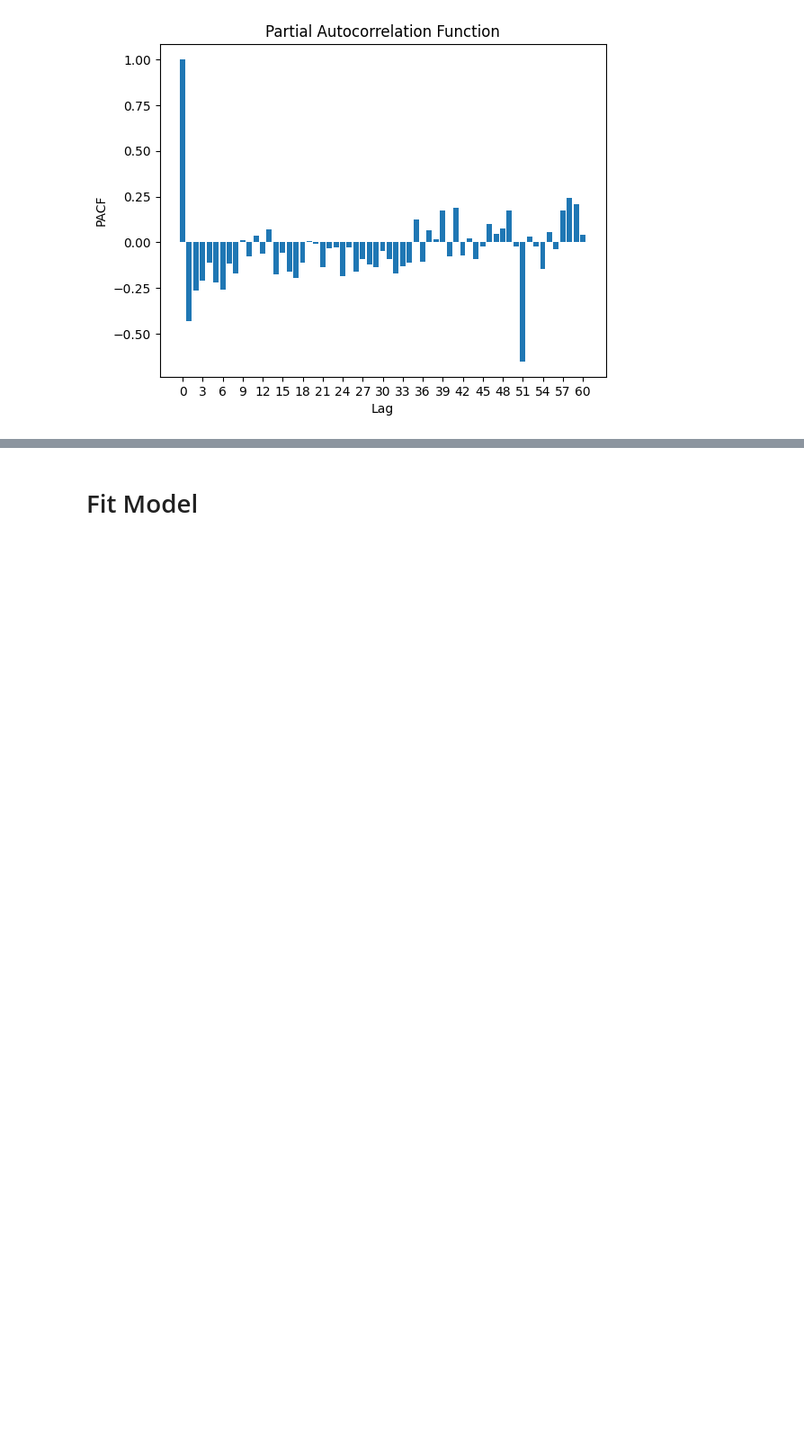
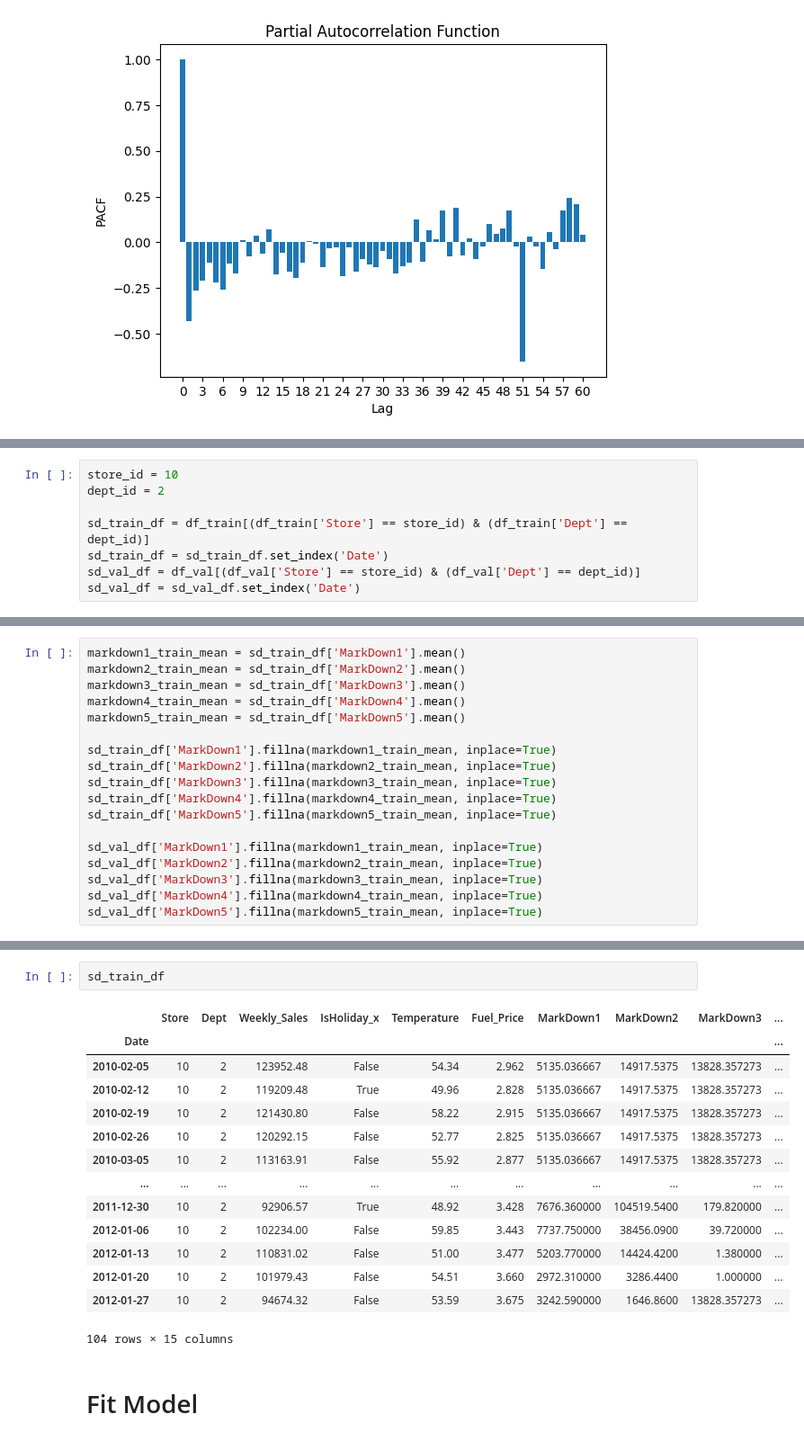
Before and after one commit to Cimbir/Store-Sales-Forecasting, a Jupyter notebook: model_sarima.ipynb, the cells around one changed output, grey strips where cells are left out. Shown at 90% size. Saved outputs shown, nothing was run; the diff lists cells and outputs as text; blank space fills up the shorter version.

```diff
--- a/model_sarima.ipynb
+++ b/model_sarima.ipynb
@@ -227,0 +274,8 @@ plt.show()
+# %%
+store_id = 10
+dept_id = 2
+
+sd_train_df = df_train[(df_train['Store'] == store_id) & (df_train['Dept'] == dept_id)]
+sd_train_df = sd_train_df.set_index('Date')
+sd_val_df = df_val[(df_val['Store'] == store_id) & (df_val['Dept'] == dept_id)]
+sd_val_df = sd_val_df.set_index('Date')
@@ -227,0 +324,18 @@ plt.show()
+# %%
+markdown1_train_mean = sd_train_df['MarkDown1'].mean()
+markdown2_train_mean = sd_train_df['MarkDown2'].mean()
+markdown3_train_mean = sd_train_df['MarkDown3'].mean()
+markdown4_train_mean = sd_train_df['MarkDown4'].mean()
+markdown5_train_mean = sd_train_df['MarkDown5'].mean()
+
+sd_train_df['MarkDown1'].fillna(markdown1_train_mean, inplace=True)
+sd_train_df['MarkDown2'].fillna(markdown2_train_mean, inplace=True)
+sd_train_df['MarkDown3'].fillna(markdown3_train_mean, inplace=True)
+sd_train_df['MarkDown4'].fillna(markdown4_train_mean, inplace=True)
+sd_train_df['MarkDown5'].fillna(markdown5_train_mean, inplace=True)
+
+sd_val_df['MarkDown1'].fillna(markdown1_train_mean, inplace=True)
+sd_val_df['MarkDown2'].fillna(markdown2_train_mean, inplace=True)
+sd_val_df['MarkDown3'].fillna(markdown3_train_mean, inplace=True)
+sd_val_df['MarkDown4'].fillna(markdown4_train_mean, inplace=True)
+sd_val_df['MarkDown5'].fillna(markdown5_train_mean, inplace=True)
@@ -228,2 +370,19 @@ plt.show()
+# %%
+sd_train_df
+# %% [output]
+|  | Store | Dept | Weekly_Sales | IsHoliday_x | Temperature | Fuel_Price | MarkDown1 | MarkDown2 | MarkDown3 | ... |
+| Date |  |  |  |  |  |  |  |  |  | ... |
+| 2010-02-05 | 10 | 2 | 123952.48 | False | 54.34 | 2.962 | 5135.036667 | 14917.5375 | 13828.357273 | ... |
+| 2010-02-12 | 10 | 2 | 119209.48 | True | 49.96 | 2.828 | 5135.036667 | 14917.5375 | 13828.357273 | ... |
+| 2010-02-19 | 10 | 2 | 121430.80 | False | 58.22 | 2.915 | 5135.036667 | 14917.5375 | 13828.357273 | ... |
+| 2010-02-26 | 10 | 2 | 120292.15 | False | 52.77 | 2.825 | 5135.036667 | 14917.5375 | 13828.357273 | ... |
+| 2010-03-05 | 10 | 2 | 113163.91 | False | 55.92 | 2.877 | 5135.036667 | 14917.5375 | 13828.357273 | ... |
+| ... | ... | ... | ... | ... | ... | ... | ... | ... | ... | ... |
+| 2011-12-30 | 10 | 2 | 92906.57 | True | 48.92 | 3.428 | 7676.360000 | 104519.5400 | 179.820000 | ... |
+| 2012-01-06 | 10 | 2 | 102234.00 | False | 59.85 | 3.443 | 7737.750000 | 38456.0900 | 39.720000 | ... |
+| 2012-01-13 | 10 | 2 | 110831.02 | False | 51.00 | 3.477 | 5203.770000 | 14424.4200 | 1.380000 | ... |
+| 2012-01-20 | 10 | 2 | 101979.43 | False | 54.51 | 3.660 | 2972.310000 | 3286.4400 | 1.000000 | ... |
+| 2012-01-27 | 10 | 2 | 94674.32 | False | 53.59 | 3.675 | 3242.590000 | 1646.8600 | 13828.357273 | ... |
+104 rows × 15 columns
 # %% [markdown]
 # Fit Model
```
Also changed, not shown: parts of 17 cells of this notebook.
